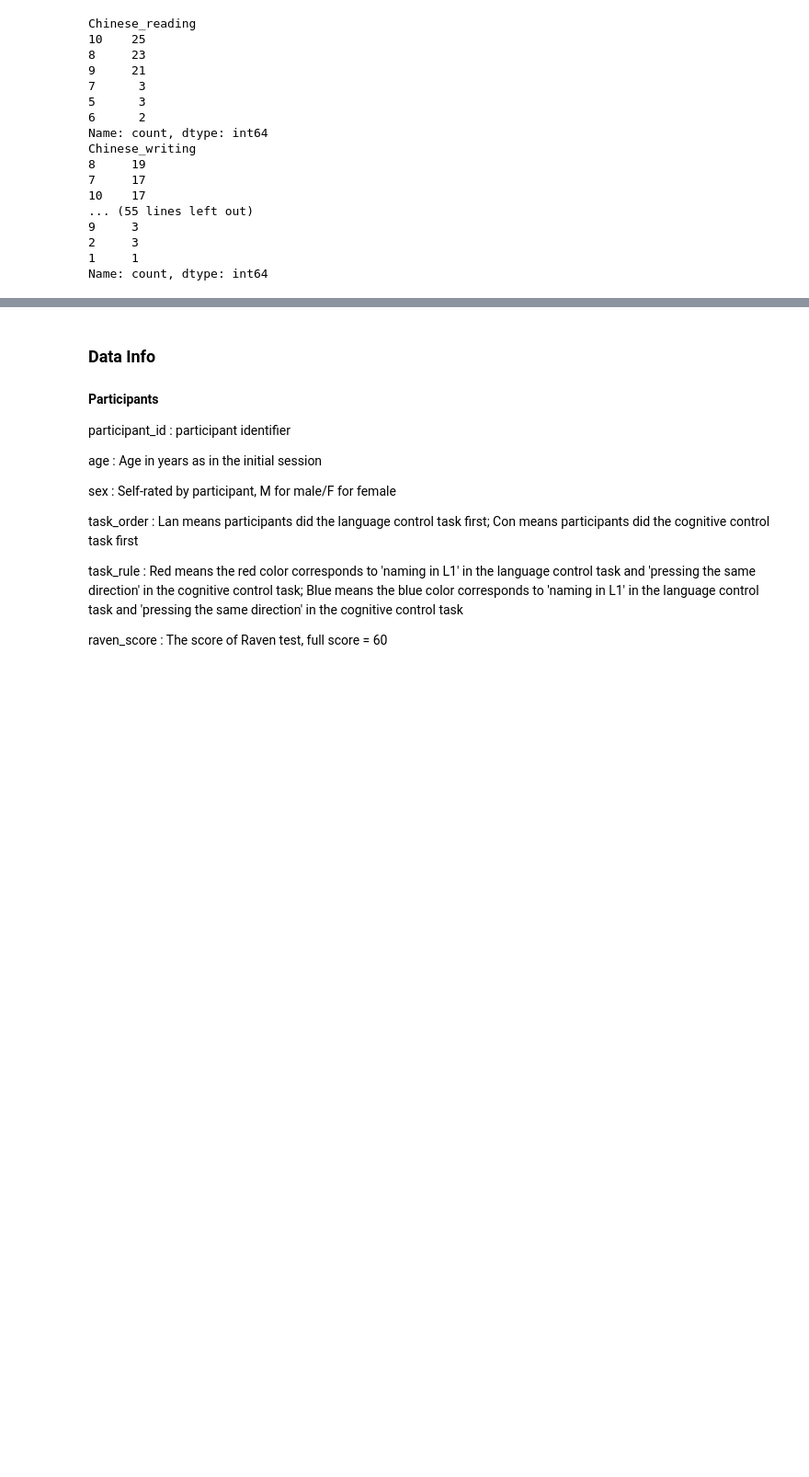
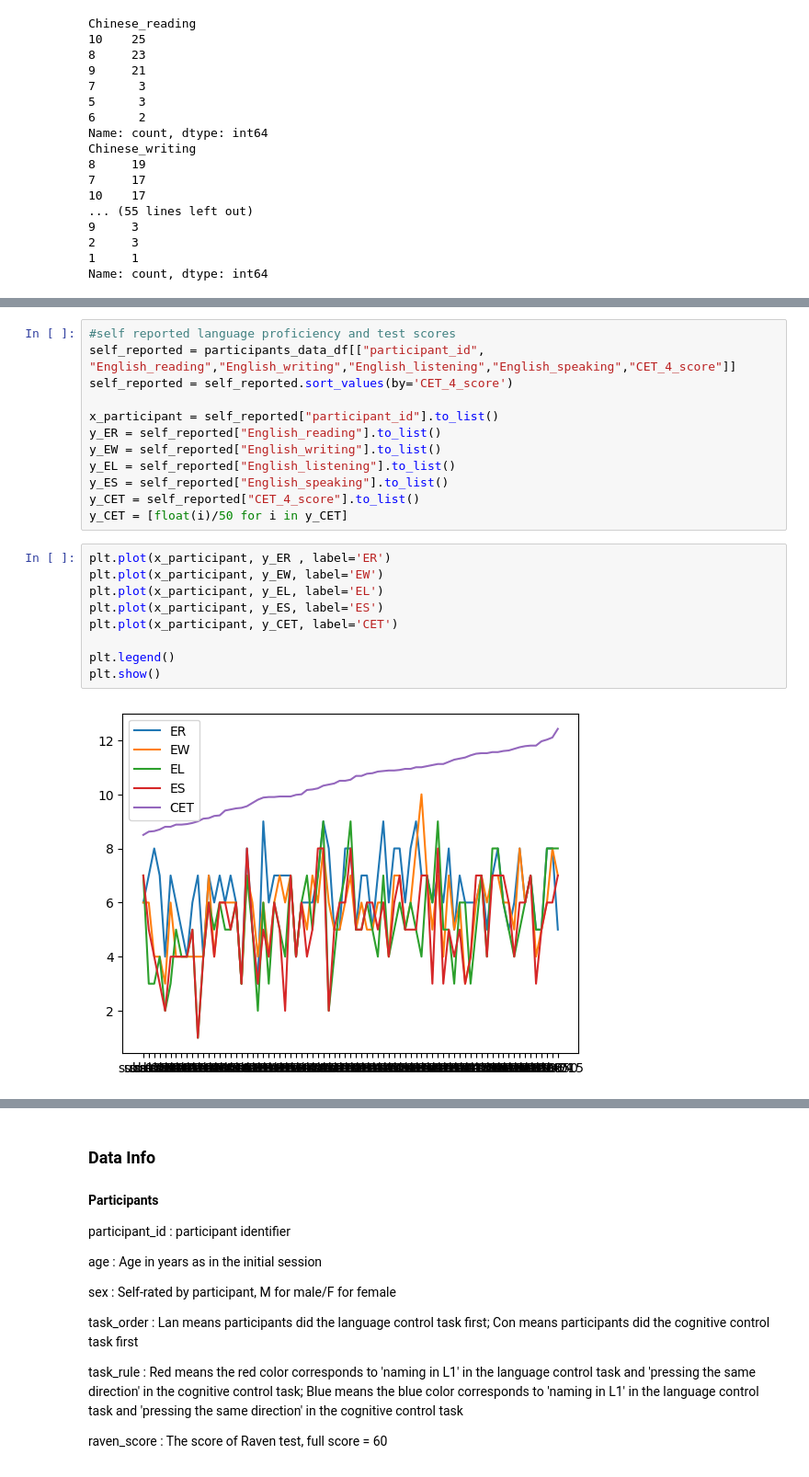
Before and after one commit to ojnim/cs506-final-project, a Jupyter notebook: data_inspection.ipynb, the cells around one changed output, grey strips where cells are left out. Shown: that part at 92% size. Saved outputs shown, nothing was run; the diff lists cells and outputs as text; blank space fills up the shorter version.

```diff
--- a/data_inspection.ipynb
+++ b/data_inspection.ipynb
@@ -86,0 +115,23 @@ Name: count, dtype: int64
+# %%
+#self reported language proficiency and test scores
+self_reported = participants_data_df[["participant_id", "English_reading","English_writing","English_listening","English_speaking","CET_4_score"]]
+self_reported = self_reported.sort_values(by='CET_4_score')
+
+x_participant = self_reported["participant_id"].to_list()
+y_ER = self_reported["English_reading"].to_list()
+y_EW = self_reported["English_writing"].to_list()
+y_EL = self_reported["English_listening"].to_list()
+y_ES = self_reported["English_speaking"].to_list()
+y_CET = self_reported["CET_4_score"].to_list()
+y_CET = [float(i)/50 for i in y_CET]
+# %%
+plt.plot(x_participant, y_ER , label='ER')
+plt.plot(x_participant, y_EW, label='EW')
+plt.plot(x_participant, y_EL, label='EL')
+plt.plot(x_participant, y_ES, label='ES')
+plt.plot(x_participant, y_CET, label='CET')
+
+plt.legend()
+plt.show()
+# %% [output]
+[figure, added]
```
Also changed, not shown: parts of 6 cells of this notebook.
